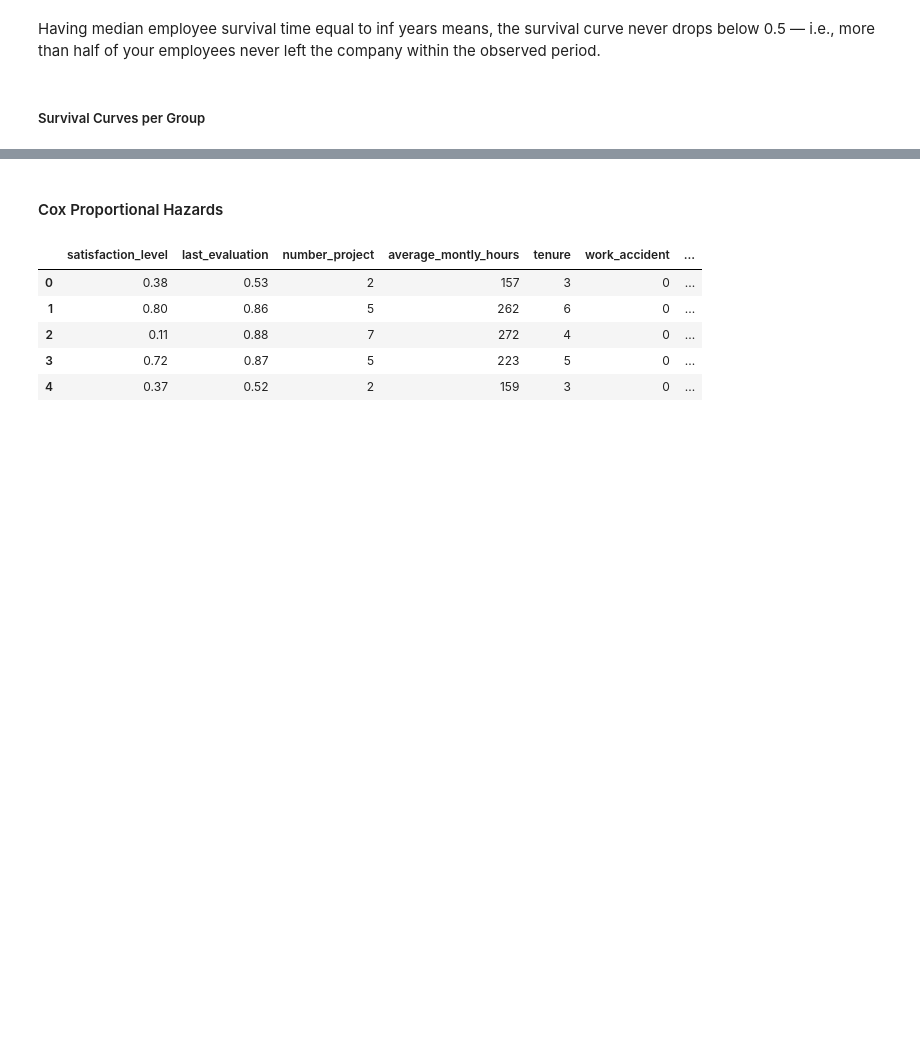
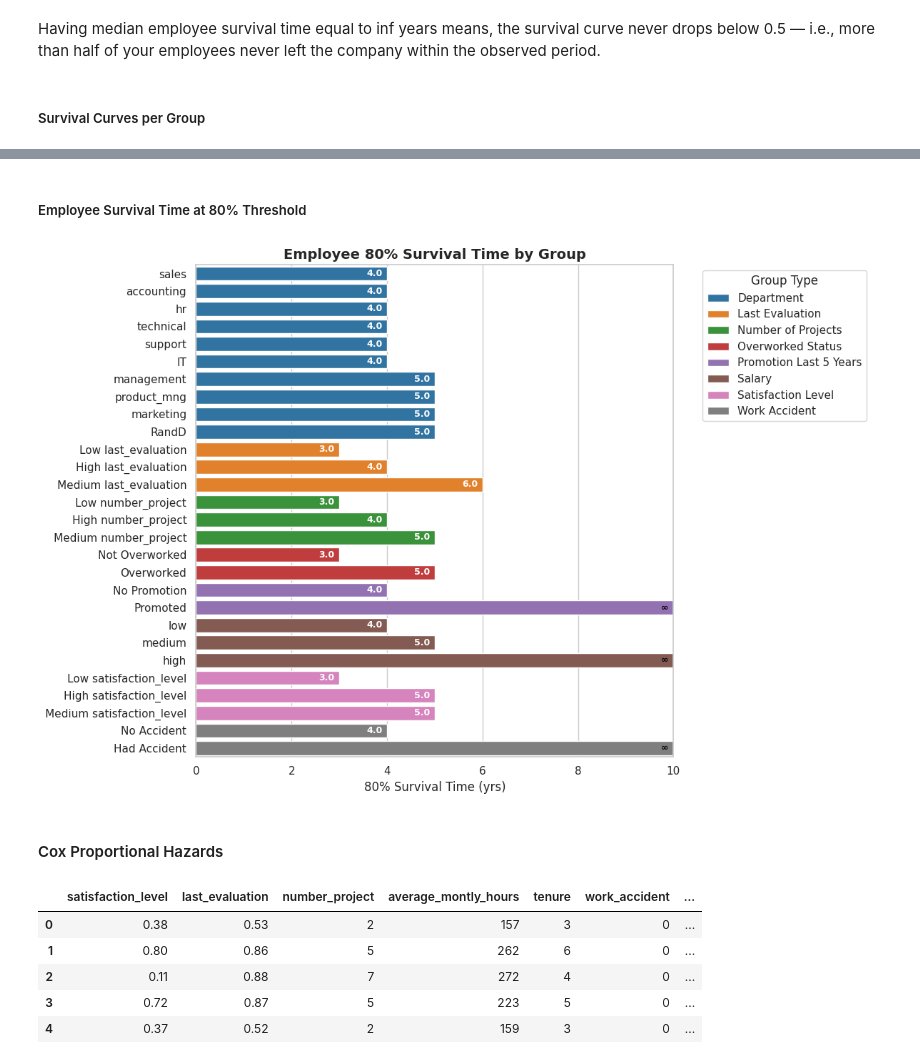
Before and after one commit to jenelaineDC/DSML-PROJECTS, a Jupyter notebook: HR Analytics/HR_Analytics.ipynb, the cells around one changed output, grey strips where cells are left out. Saved outputs shown, nothing was run; the diff lists cells and outputs as text; code cells hidden in the pictures; blank space fills up the shorter version.

```diff
--- a/HR Analytics/HR_Analytics.ipynb
+++ b/HR Analytics/HR_Analytics.ipynb
@@ -1524,0 +1468,20 @@ survival_summary
+# %%
+kmf = KaplanMeierFitter()
+
+def get_survival_times(mask):
+    """
+    Returns (t_80, median_t) — the time when survival drops to 80%, and the median survival time.
+    """
+    kmf.fit(T[mask], event_observed=E[mask])
+
+    # Survival curve
+    surv = kmf.survival_function_
+
+    # Compute 80% survival time
+    t_80 = surv[surv['KM_estimate'] <= 0.8].index.min()
+    if pd.isna(t_80):
+        t_80 = np.inf
+
+    # Compute median survival time (50%)
+    median_t = kmf.median_survival_time_
+    return t_80, median_t
@@ -1525,3 +1548,51 @@ survival_summary
+# %% [markdown]
+##### Employee Survival Time at 80% Threshold
+# %%
+sns.set(style="whitegrid")
+
+# Use the labeled survival summary
+plot_df = survival_summary_labeled.copy()
+
+# Replace inf values with 10 for plotting
+plot_df['80% Survival Plot'] = plot_df['80% Survival Time (yrs)'].replace([np.inf, 'inf'], 10).astype(float)
+plot_df['80% Label'] = plot_df['80% Survival Time (yrs)'].replace([np.inf, 'inf'], '∞')
+
+# Sort for nicer plotting
+plot_df.sort_values(['Group Type','80% Survival Plot'], inplace=True)
+
+# Create horizontal bar plot
+plt.figure(figsize=(12,8))
+bars = sns.barplot(
+    x='80% Survival Plot',
+    y='Group Name',
+    hue='Group Type',
+    data=plot_df,
+    dodge=False,
+    palette="tab10"
+)
+
+# Add labels inside bars
+for i, row in plot_df.iterrows():
+    bars.text(
+        x=row['80% Survival Plot'] - 0.1,  # inside the bar
+        y=i,
+        s=row['80% Label'],
+        va='center',
+        ha='right',
+        color='white' if row['80% Survival Plot'] < 10 else 'black',
+        fontsize=9,
+        fontweight='bold'
+    )
+
+plt.xlim(0, 10)
+plt.xlabel('80% Survival Time (yrs)', fontsize=12)
+plt.ylabel('')
+plt.title('Employee 80% Survival Time by Group', fontsize=14, fontweight='bold')
+plt.legend(title='Group Type', bbox_to_anchor=(1.05,1), loc='upper left')
+plt.tight_layout()
+plt.show()
+# %% [output]
+[figure, added]
 # %% [markdown]
 #### Cox Proportional Hazards
 # %%
```
Also changed, not shown: parts of 19 cells of this notebook.
